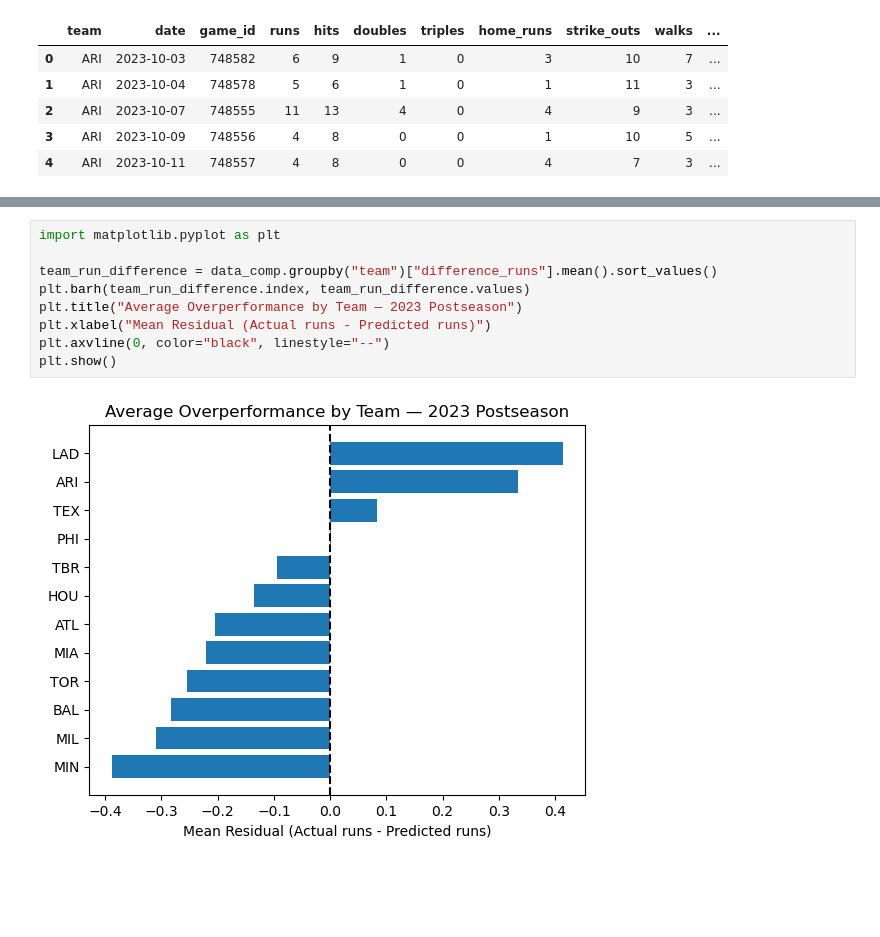
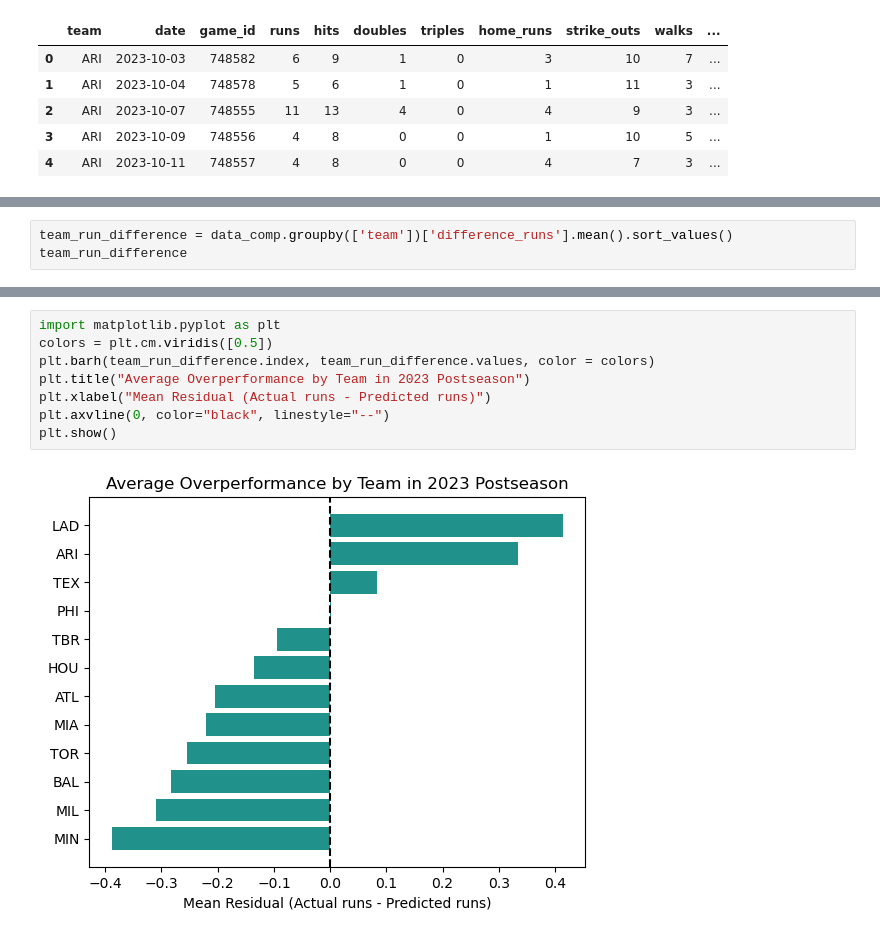
Before and after one commit to gesantel/MLBPS23, a Jupyter notebook: MLB23_PS_Offense.ipynb, the cells around one changed output, grey strips where cells are left out. Saved outputs shown, nothing was run; the diff lists cells and outputs as text; blank space fills up the shorter version.

```diff
--- a/MLB23_PS_Offense.ipynb
+++ b/MLB23_PS_Offense.ipynb
@@ -402,0 +378,3 @@ Mean run_prediction_difference (ARI): 0.3341176470588234
+# %%
+team_run_difference = data_comp.groupby(['team'])['difference_runs'].mean().sort_values()
+team_run_difference
@@ -403,11 +396,10 @@ Mean run_prediction_difference (ARI): 0.3341176470588234
 # %%
 import matplotlib.pyplot as plt
-
-team_run_difference = data_comp.groupby("team")["difference_runs"].mean().sort_values()
-plt.barh(team_run_difference.index, team_run_difference.values)
-plt.title("Average Overperformance by Team — 2023 Postseason")
+colors = plt.cm.viridis([0.5])
+plt.barh(team_run_difference.index, team_run_difference.values, color = colors)
+plt.title("Average Overperformance by Team in 2023 Postseason")
 plt.xlabel("Mean Residual (Actual runs - Predicted runs)")
 plt.axvline(0, color="black", linestyle="--")
 plt.show()
 # %% [output]
-[figure, old version]
+[figure, new version]
```
Also changed, not shown: parts of 37 cells of this notebook.
